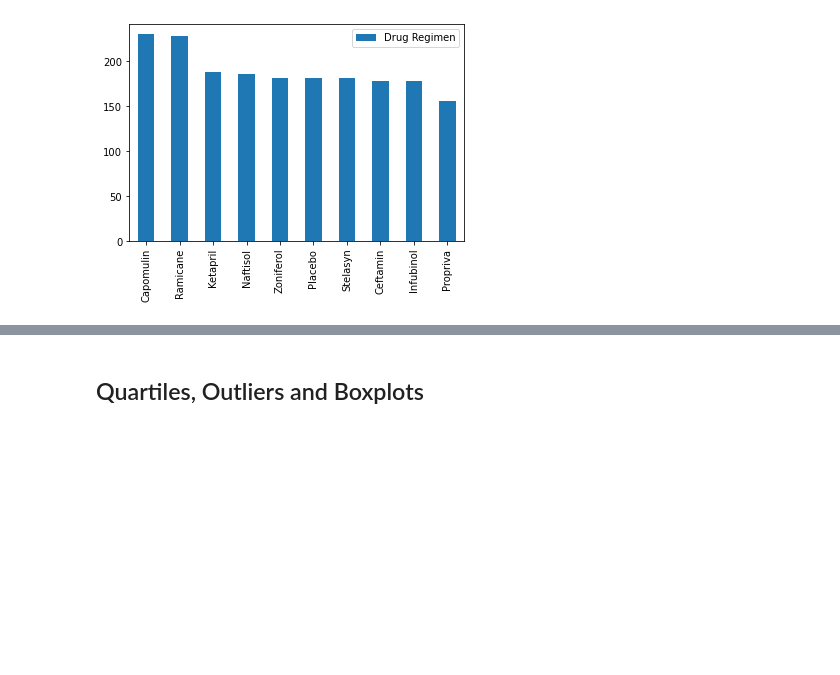
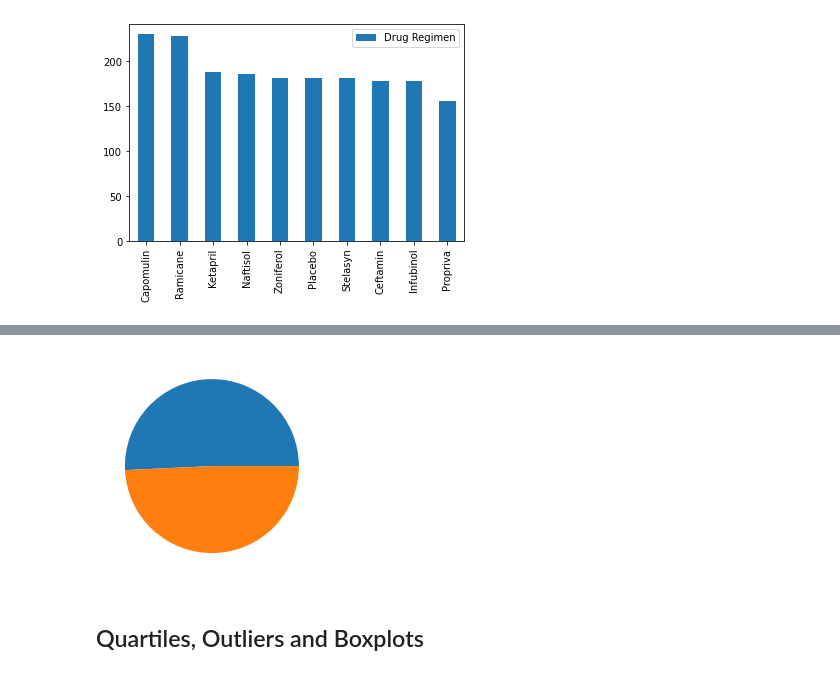
Before and after one commit to rperezme-data/DAB_H05_Matplotlib-challenge, a Jupyter notebook: Pymaceuticals/main.ipynb, the cells around one changed output, grey strips where cells are left out. Saved outputs shown, nothing was run; the diff lists cells and outputs as text; code cells hidden in the pictures; blank space fills up the shorter version.

```diff
--- a/Pymaceuticals/main.ipynb
+++ b/Pymaceuticals/main.ipynb
@@ -158,5 +162,10 @@ plt.bar(regime_counts.index, regime_counts.values)
 # %%
 # Generate a pie plot showing the distribution of female versus male mice using pyplot
+sex_counts = clean_data['Sex'].value_counts()
+plt.pie(sex_counts.values)
+plt.show()
+# %% [output]
+[figure, added]
 # %% [markdown]
 ## Quartiles, Outliers and Boxplots
 # %%
```
Also changed, not shown: parts of 2 cells of this notebook.
